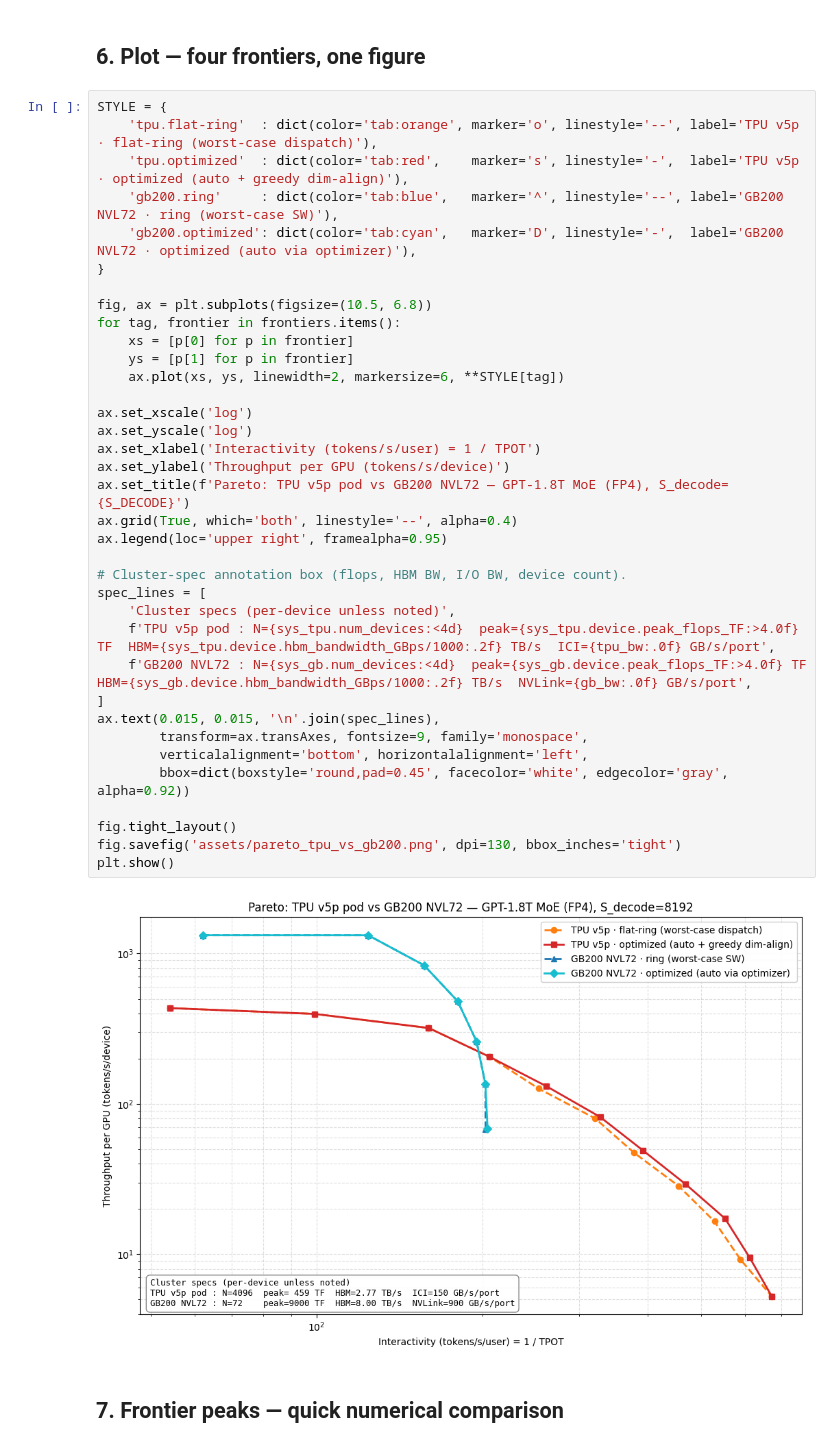
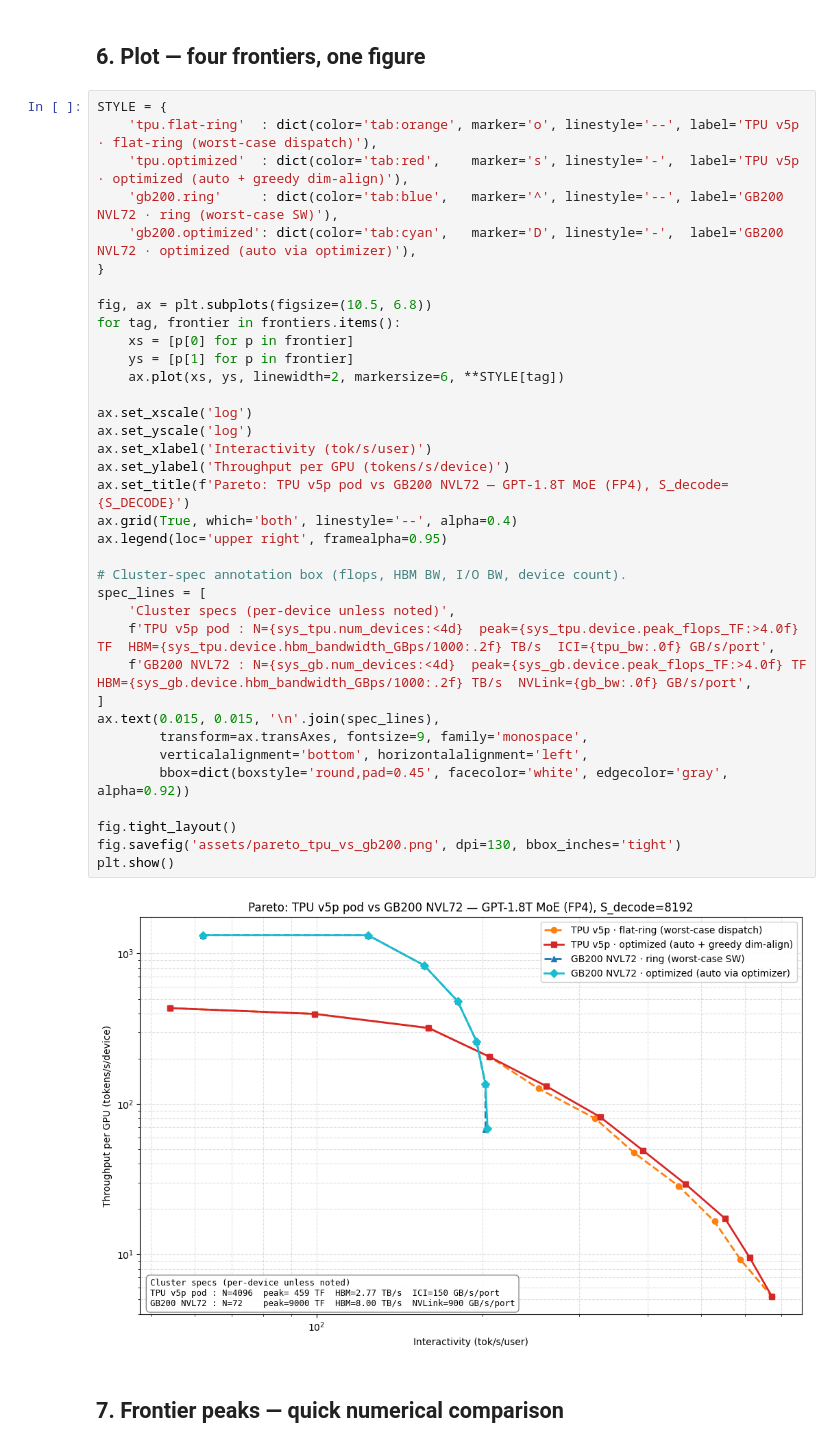
Before and after one commit to spiceMonkey/llm_perf, a Jupyter notebook: notebooks/pareto_tpu_vs_gb200.ipynb, the cells around one changed output. Saved outputs shown, nothing was run; the diff lists cells and outputs as text.

```diff
--- a/notebooks/pareto_tpu_vs_gb200.ipynb
+++ b/notebooks/pareto_tpu_vs_gb200.ipynb
@@ -232,35 +232,35 @@ STYLE = {
 }
 
 fig, ax = plt.subplots(figsize=(10.5, 6.8))
 for tag, frontier in frontiers.items():
     xs = [p[0] for p in frontier]
     ys = [p[1] for p in frontier]
     ax.plot(xs, ys, linewidth=2, markersize=6, **STYLE[tag])
 
 ax.set_xscale('log')
 ax.set_yscale('log')
-ax.set_xlabel('Interactivity (tokens/s/user) = 1 / TPOT')
+ax.set_xlabel('Interactivity (tok/s/user)')
 ax.set_ylabel('Throughput per GPU (tokens/s/device)')
 ax.set_title(f'Pareto: TPU v5p pod vs GB200 NVL72 — GPT-1.8T MoE (FP4), S_decode={S_DECODE}')
 ax.grid(True, which='both', linestyle='--', alpha=0.4)
 ax.legend(loc='upper right', framealpha=0.95)
 
 # Cluster-spec annotation box (flops, HBM BW, I/O BW, device count).
 spec_lines = [
     'Cluster specs (per-device unless noted)',
     f'TPU v5p pod : N={sys_tpu.num_devices:<4d}  peak={sys_tpu.device.peak_flops_TF:>4.0f} TF  HBM={sys_tpu.device.hbm_bandwidth_GBps/1000:.2f} TB/s  ICI={tpu_bw:.0f} GB/s/port',
     f'GB200 NVL72 : N={sys_gb.num_devices:<4d}  peak={sys_gb.device.peak_flops_TF:>4.0f} TF  HBM={sys_gb.device.hbm_bandwidth_GBps/1000:.2f} TB/s  NVLink={gb_bw:.0f} GB/s/port',
 ]
 ax.text(0.015, 0.015, '\n'.join(spec_lines),
         transform=ax.transAxes, fontsize=9, family='monospace',
         verticalalignment='bottom', horizontalalignment='left',
         bbox=dict(boxstyle='round,pad=0.45', facecolor='white', edgecolor='gray', alpha=0.92))
 
 fig.tight_layout()
 fig.savefig('assets/pareto_tpu_vs_gb200.png', dpi=130, bbox_inches='tight')
 plt.show()
 # %% [output]
-[figure, old version]
+[figure, new version]
 # %% [markdown]
 ## 7. Frontier peaks — quick numerical comparison
 # %%
```
Also changed, not shown: 24 other files.
